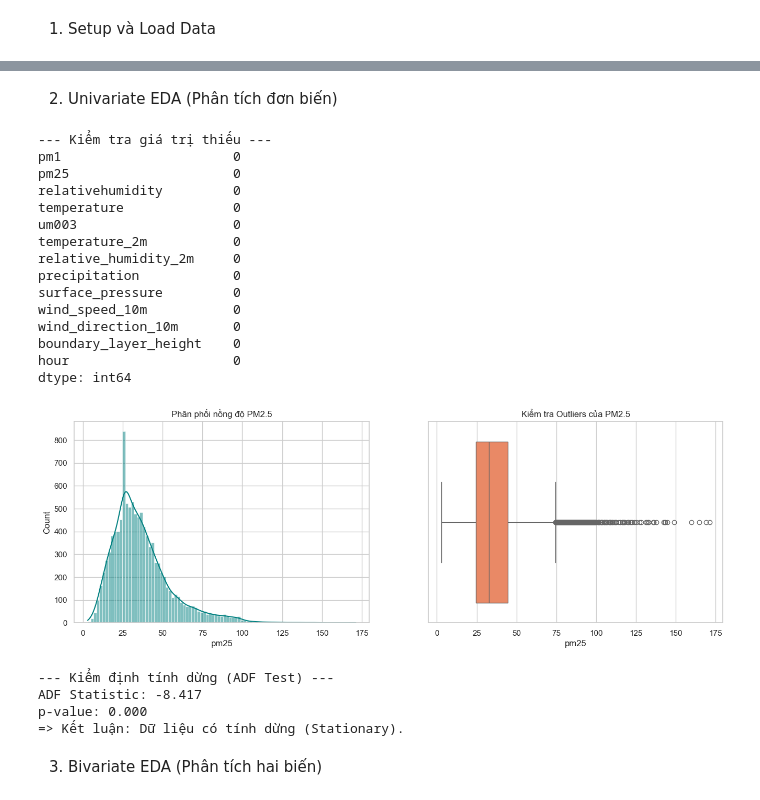
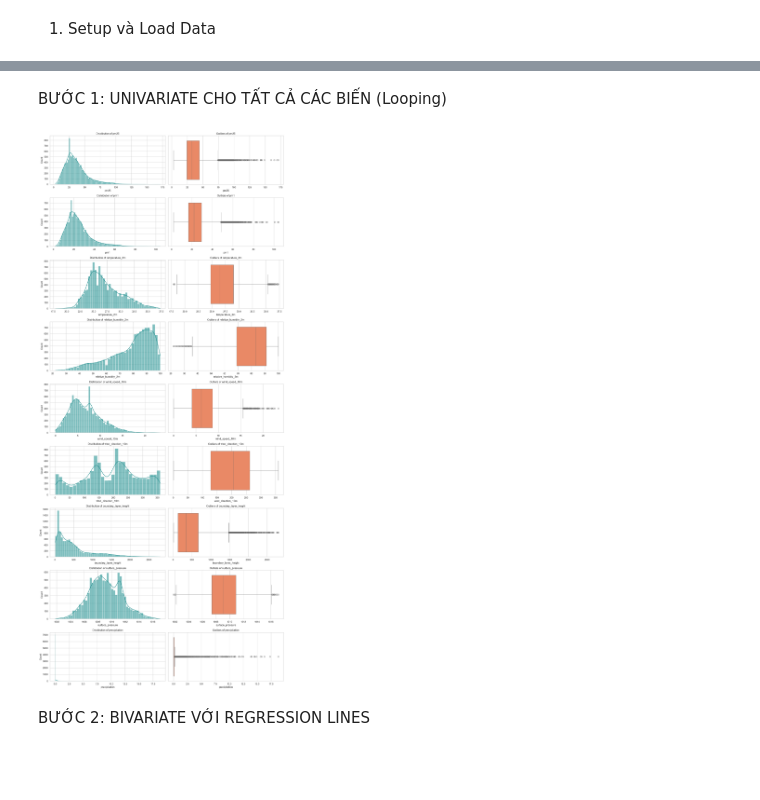
Before and after one commit to QuangDung2511/IS403_HCMC_Air_Quality, a Jupyter notebook: notebooks/2_exploratory_data_analysis.ipynb, the cells around one changed output, grey strips where cells are left out. Drawn from its saved outputs; the diff is of its cells as text; code cells hidden in the pictures; blank space fills up the shorter version.

```diff
--- a/notebooks/2_exploratory_data_analysis.ipynb
+++ b/notebooks/2_exploratory_data_analysis.ipynb
@@ -36,49 +25,21 @@ display(df.head())
 # %% [markdown]
-2. Univariate EDA (Phân tích đơn biến)
+BƯỚC 1: UNIVARIATE CHO TẤT CẢ CÁC BIẾN (Looping)
 # %%
-# 2.1. Check missing values
-print("--- Kiểm tra giá trị thiếu ---")
-print(df.isnull().sum())
+fig, axes = plt.subplots(len(all_features), 2, figsize=(16, 4 * len(all_features)))
 
-# 2.2. Check Distribution & Outliers
-fig, axes = plt.subplots(1, 2, figsize=(16, 5))
-sns.histplot(df['pm25'], kde=True, ax=axes[0], color='teal')
-axes[0].set_title('Phân phối nồng độ PM2.5')
+for i, col in enumerate(all_features):
+    # Histogram & KDE (Distribution)
+    sns.histplot(df[col], kde=True, ax=axes[i, 0], color='teal')
+    axes[i, 0].set_title(f'Distribution of {col}')
 
-sns.boxplot(x=df['pm25'], ax=axes[1], color='coral')
-axes[1].set_title('Kiểm tra Outliers của PM2.5')
+    # Boxplot (Outliers)
+    sns.boxplot(x=df[col], ax=axes[i, 1], color='coral')
+    axes[i, 1].set_title(f'Outliers of {col}')
+
+plt.tight_layout()
 plt.show()
-
-# 2.3. Kiểm tra tính dừng (ADF Test) - Quan trọng cho SARIMA
-print("\n--- Kiểm định tính dừng (ADF Test) ---")
-result = adfuller(df['pm25'].dropna())
-print(f'ADF Statistic: {result[0]:.3f}')
-print(f'p-value: {result[1]:.3f}')
-if result[1] <= 0.05:
-    print("=> Kết luận: Dữ liệu có tính dừng (Stationary).")
-else:
-    print("=> Kết luận: Dữ liệu không dừng, cần xử lý ở bước Preprocessing.")
 # %% [output]
---- Kiểm tra giá trị thiếu ---
-pm1                      0
-pm25                     0
-relativehumidity         0
-temperature              0
-um003                    0
-temperature_2m           0
-relative_humidity_2m     0
-precipitation            0
-surface_pressure         0
-wind_speed_10m           0
-wind_direction_10m       0
-boundary_layer_height    0
-hour                     0
-dtype: int64
-[figure, old version]
+[figure, new version]
---- Kiểm định tính dừng (ADF Test) ---
-ADF Statistic: -8.417
-p-value: 0.000
-=> Kết luận: Dữ liệu có tính dừng (Stationary).
 # %% [markdown]
-3. Bivariate EDA (Phân tích hai biến)
+BƯỚC 2: BIVARIATE VỚI REGRESSION LINES
 # %%
```
Also changed, not shown: parts of 10 cells of this notebook.
